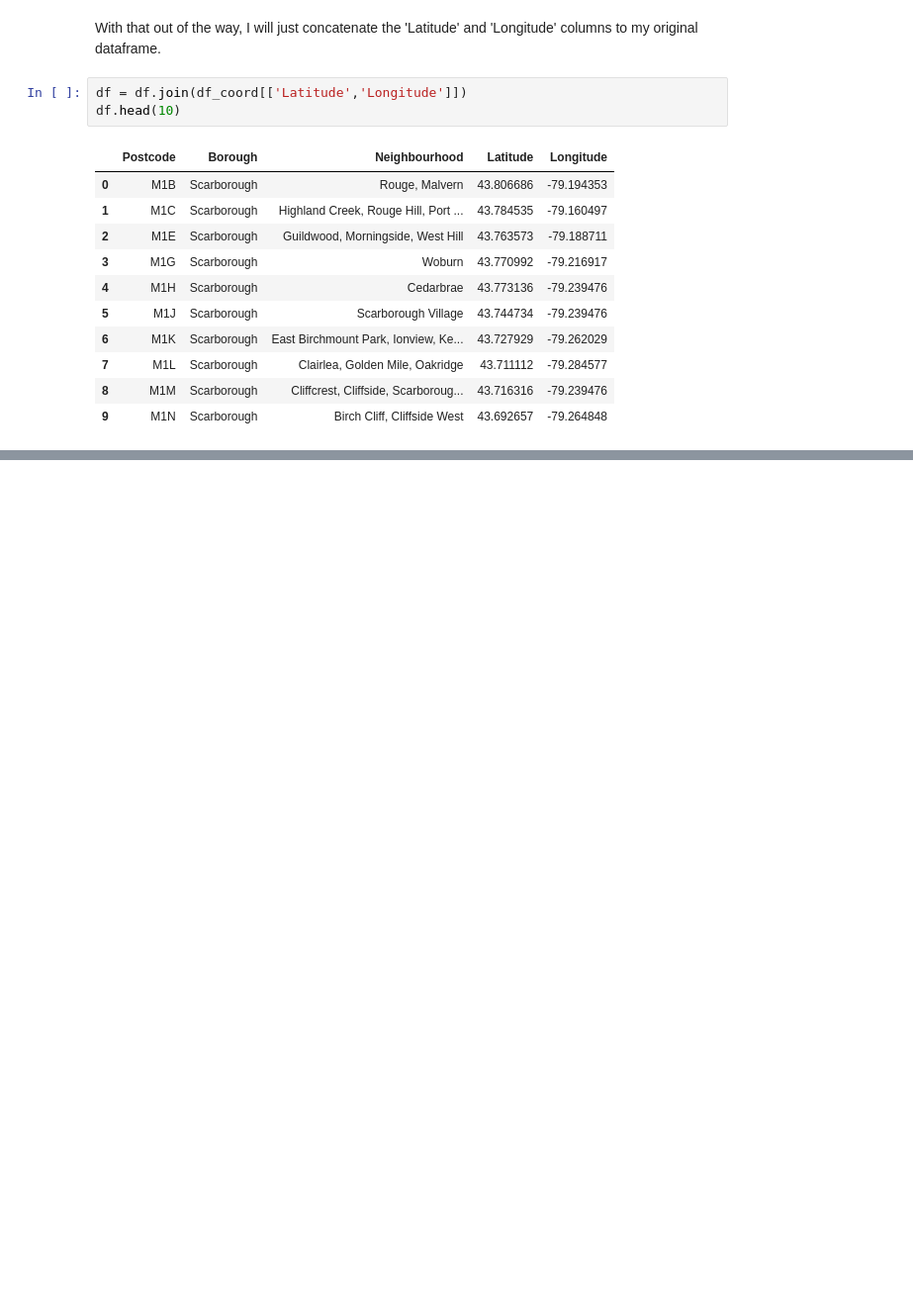
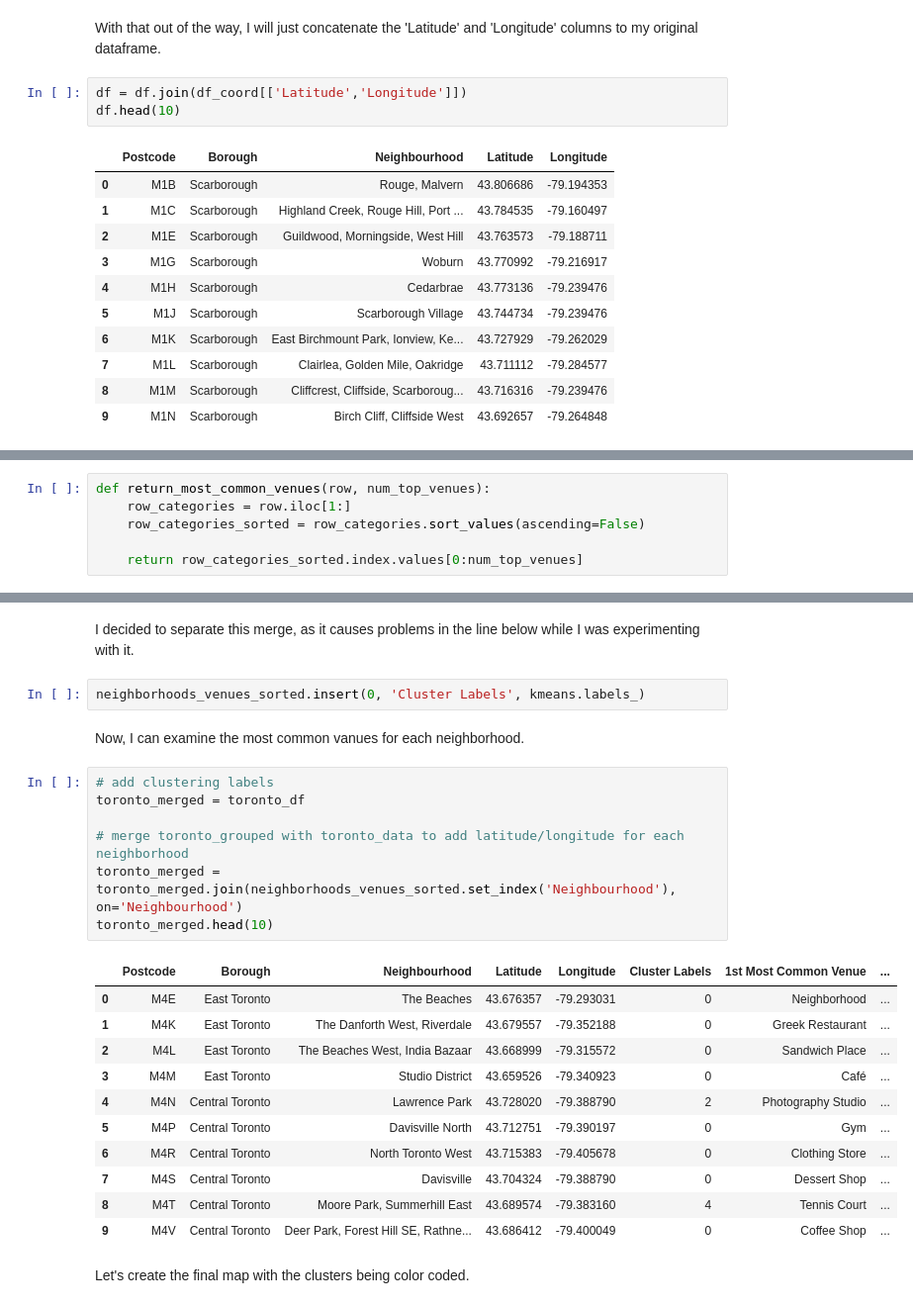
Before and after one commit to andremun/Coursera_Capstone, a Jupyter notebook: Assignment 2 - Notebook 3.ipynb, the cells around one changed output, grey strips where cells are left out. Shown at 99% size. Cells and saved outputs as stored; diff of their text form; blank space fills up the shorter version.

```diff
--- a/Assignment 2 - Notebook 3.ipynb
+++ b/Assignment 2 - Notebook 3.ipynb
@@ -99,0 +316,6 @@ Now, it is time to do the clustering.
+# %%
+def return_most_common_venues(row, num_top_venues):
+    row_categories = row.iloc[1:]
+    row_categories_sorted = row_categories.sort_values(ascending=False)
+
+    return row_categories_sorted.index.values[0:num_top_venues]
@@ -99,0 +396,27 @@ Now, it is time to do the clustering.
+# %% [markdown]
+I decided to separate this merge, as it causes problems in the line below while I was experimenting with it.
+# %%
+neighborhoods_venues_sorted.insert(0, 'Cluster Labels', kmeans.labels_)
+# %% [markdown]
+Now, I can examine the most common vanues for each neighborhood.
+# %%
+# add clustering labels
+toronto_merged = toronto_df
+
+# merge toronto_grouped with toronto_data to add latitude/longitude for each neighborhood
+toronto_merged = toronto_merged.join(neighborhoods_venues_sorted.set_index('Neighbourhood'), on='Neighbourhood')
+toronto_merged.head(10)
+# %% [output]
+|  | Postcode | Borough | Neighbourhood | Latitude | Longitude | Cluster Labels | 1st Most Common Venue | ... |
+| 0 | M4E | East Toronto | The Beaches | 43.676357 | -79.293031 | 0 | Neighborhood | ... |
+| 1 | M4K | East Toronto | The Danforth West, Riverdale | 43.679557 | -79.352188 | 0 | Greek Restaurant | ... |
+| 2 | M4L | East Toronto | The Beaches West, India Bazaar | 43.668999 | -79.315572 | 0 | Sandwich Place | ... |
+| 3 | M4M | East Toronto | Studio District | 43.659526 | -79.340923 | 0 | Café | ... |
+| 4 | M4N | Central Toronto | Lawrence Park | 43.728020 | -79.388790 | 2 | Photography Studio | ... |
+| 5 | M4P | Central Toronto | Davisville North | 43.712751 | -79.390197 | 0 | Gym | ... |
+| 6 | M4R | Central Toronto | North Toronto West | 43.715383 | -79.405678 | 0 | Clothing Store | ... |
+| 7 | M4S | Central Toronto | Davisville | 43.704324 | -79.388790 | 0 | Dessert Shop | ... |
+| 8 | M4T | Central Toronto | Moore Park, Summerhill East | 43.689574 | -79.383160 | 4 | Tennis Court | ... |
+| 9 | M4V | Central Toronto | Deer Park, Forest Hill SE, Rathne... | 43.686412 | -79.400049 | 0 | Coffee Shop | ... |
+# %% [markdown]
+Let's create the final map with the clusters being color coded.
```
Also changed, not shown: parts of 43 cells of this notebook.
